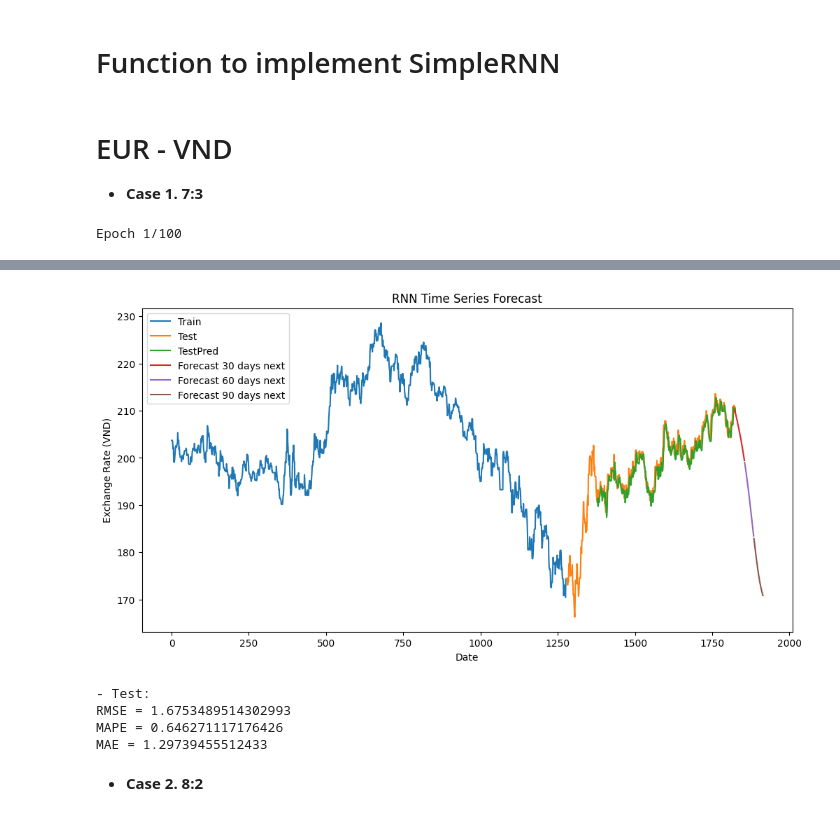
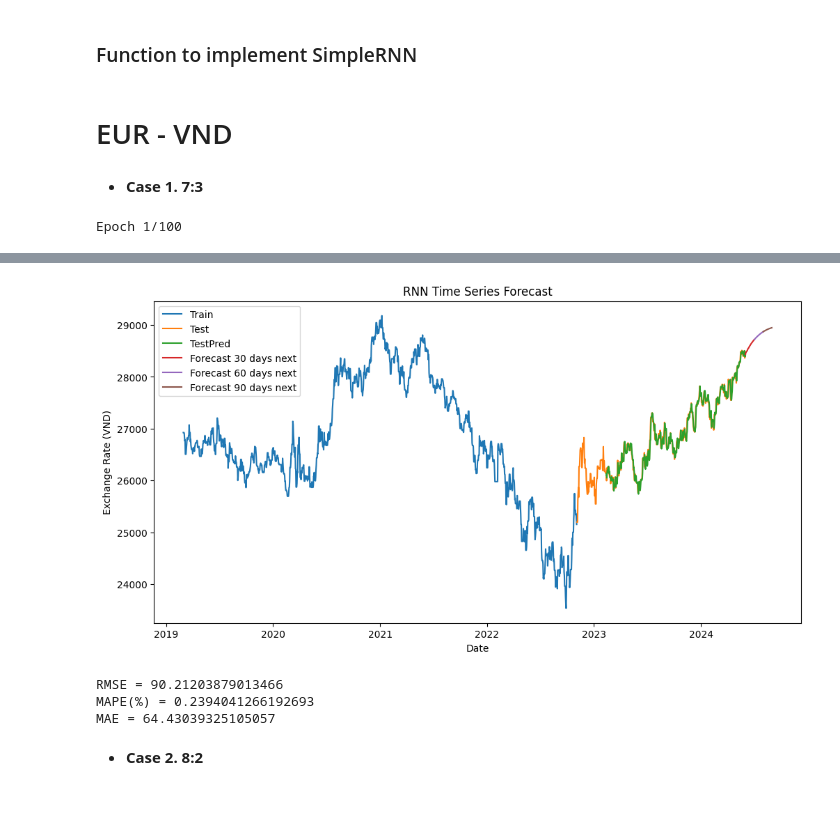
Before and after one commit to TTMChung/IS403_O22_HTCL_4, a Jupyter notebook: Model/RNN.ipynb, the cells around one changed output, grey strips where cells are left out. Cells and saved outputs as stored; diff of their text form; code cells hidden in the pictures.

```diff
--- a/Model/RNN.ipynb
+++ b/Model/RNN.ipynb
@@ -13,11 +13,11 @@ from keras.layers import Dense, SimpleRNN, GRU
 # %%
 # Import Dataset
  # EUR - VND
-eur = pd.read_csv('Dataset\EUR_VND.csv')
+eur = pd.read_csv('..\Dataset\EUR.csv')
  # GBP - VND
-gbp = pd.read_csv("Dataset\GBP_VND.csv")
+gbp = pd.read_csv("..\Dataset\GBP.csv")
  # JPY - VND
-jpy = pd.read_csv("Dataset\JPY_VND.csv")
+jpy = pd.read_csv("..\Dataset\JPY.csv")
 # Convert
 eur = eur['Sale'].replace({',':''}, regex=True).astype(float)
 gbp = gbp['Sale'].replace({',':''}, regex=True).astype(float)
@@ -97,7 +60,7 @@ def standardizate_data(train, test, pre_test, f3, f6, f9):
 # Function to convert an array of values into a dataset matrix
 def create_dataset(dataset, time_step=1):
 	dataX, dataY = [], []
-	for i in range(len(dataset)-time_step-1):
+	for i in range(len(dataset)-time_step):
 		a = dataset[i:(i+time_step), 0]   ###i=0, X=0,1,2,3-----99   Y=100
 		dataX.append(a)
 		dataY.append(dataset[i + time_step, 0])
@@ -160,21 +123,19 @@ def forecast_days(model, test):
 # Function to visualize the model
 def visualize_RNN(model, train, test, pre_test, f3, f6, f9):
     # set index
-    train_index = pd.RangeIndex(start=0, stop=len(train), step=1)
-    test_index = pd.RangeIndex(start=len(train), stop=len(train)+len(test), step=1)
-    pre_test_index = pd.RangeIndex(start=len(train)+101, stop=len(train)+len(test), step=1)
-    f3_index = pd.RangeIndex(start=len(train)+len(test)-1, stop=len(train)+len(test)+30, step=1)
-    f6_index = pd.RangeIndex(start=len(train)+len(test)+30, stop=len(train)+len(test)+60, step=1)
-    f9_index = pd.RangeIndex(start=len(train)+len(test)+60, stop=len(train)+len(test)+90, step=1)
+    # set train, test index
+    index = pd.date_range(start='3/1/2019', end='6/1/2024', freq='d')
+    # set forecast index
+    forecast_index = pd.date_range(start='6/1/2024', periods=91, freq='d')
 
     # Visualize
     plt.figure(figsize=(12, 6))
-    plt.plot(train_index, scaler.inverse_transform(train))
-    plt.plot(test_index, scaler.inverse_transform(test))
-    plt.plot(pre_test_index,scaler.inverse_transform(pre_test))
-    plt.plot(f3_index, scaler.inverse_transform(f3))
-    plt.plot(f6_index, scaler.inverse_transform(f6))
-    plt.plot(f9_index, scaler.inverse_transform(f9))
+    plt.plot(index[:len(train)], scaler.inverse_transform(train))
+    plt.plot(index[len(train):], scaler.inverse_transform(test))
+    plt.plot(index[len(train)+100:],scaler.inverse_transform(pre_test))
+    plt.plot(forecast_index[:31], scaler.inverse_transform(f3))
+    plt.plot(forecast_index[31:61], scaler.inverse_transform(f6))
+    plt.plot(forecast_index[61:], scaler.inverse_transform(f9))
     plt.title('RNN Time Series Forecast')
     plt.xlabel('Date')
     plt.ylabel('Exchange Rate (VND)')
@@ -196,6 +157,6 @@ def evaluate(forecast, actual):
     print('MAE =',mae)
 # %% [markdown]
-# Function to implement SimpleRNN
+### Function to implement SimpleRNN
 # %%
 def implement_RNN(train, test):
     time_step = 100
@@ -224,10 +185,6 @@ def implement_RNN(train, test):
     train, test, pre_test, forecast30, forecast60, forecast90 = standardizate_data(train, test, pre_test, forecast30, forecast60, forecast90)
 
     # Measure accurancy
-    test1 = test[101:]
-    print('- Test: ')
-    evaluate(pre_test, test1)
+    evaluate(pre_test, test[100:])
 # %% [markdown]
 # EUR - VND
-
-- **Case 1. 7:3**
@@ -234,4 +204,6 @@ def implement_RNN(train, test):
+# %% [markdown]
+- **Case 1. 7:3**
 # %%
-implement_RNN(train_eur_1_sc, test_eur_1_sc)
+a =implement_RNN(train_eur_1_sc, test_eur_1_sc)
 # %% [output]
 Epoch 1/100
@@ -255,8 +227,7 @@ Epoch 7/100
-[figure, old version]
+[figure, new version]
-- Test:
-RMSE = 1.6753489514302993
-MAPE = 0.646271117176426
-MAE = 1.29739455512433
+RMSE = 90.21203879013466
+MAPE(%) = 0.2394041266192693
+MAE = 64.43039325105057
 # %% [markdown]
 - **Case 2. 8:2**
 # %%
```
Also changed, not shown: parts of 27 cells of this notebook, 1 other file.
